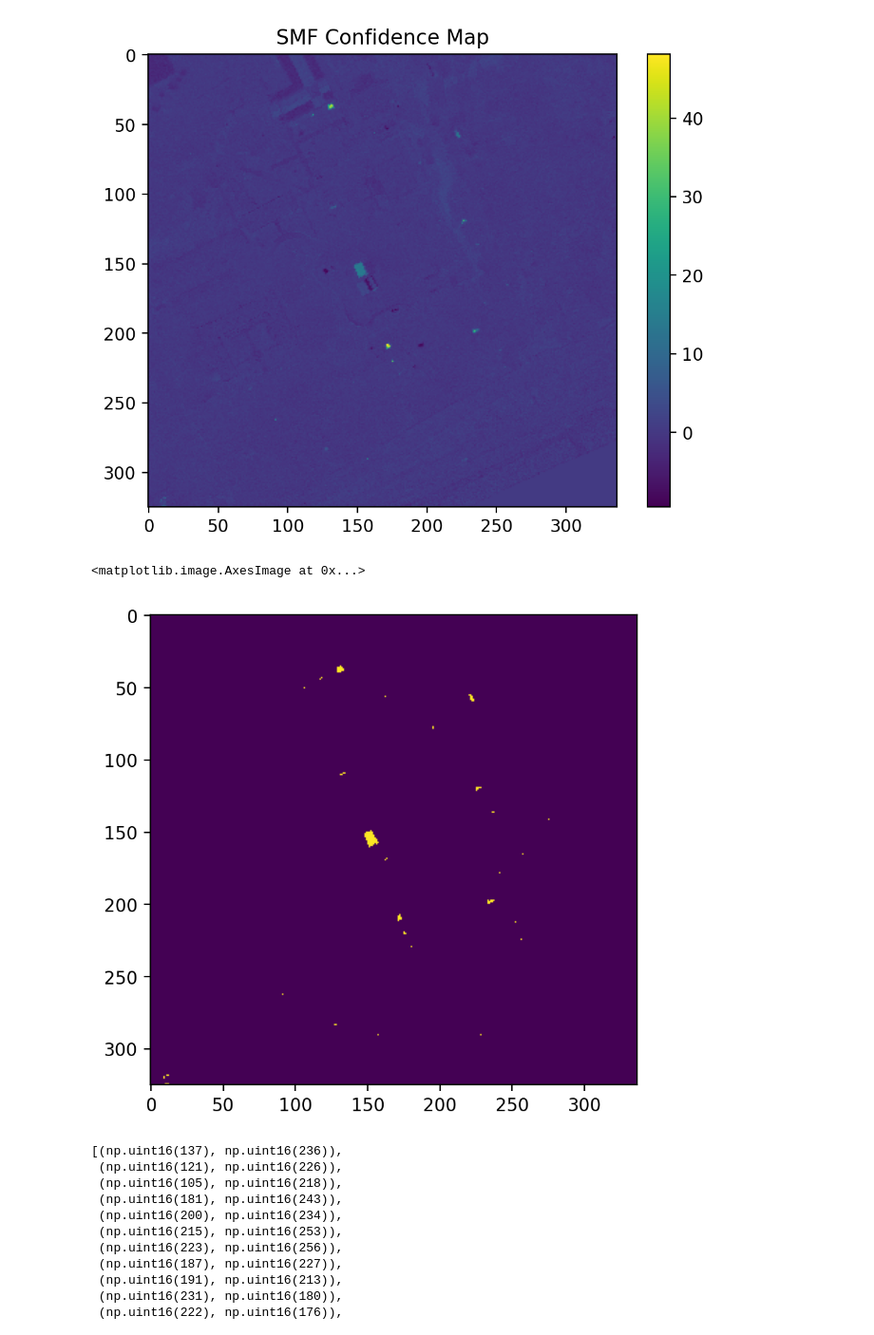
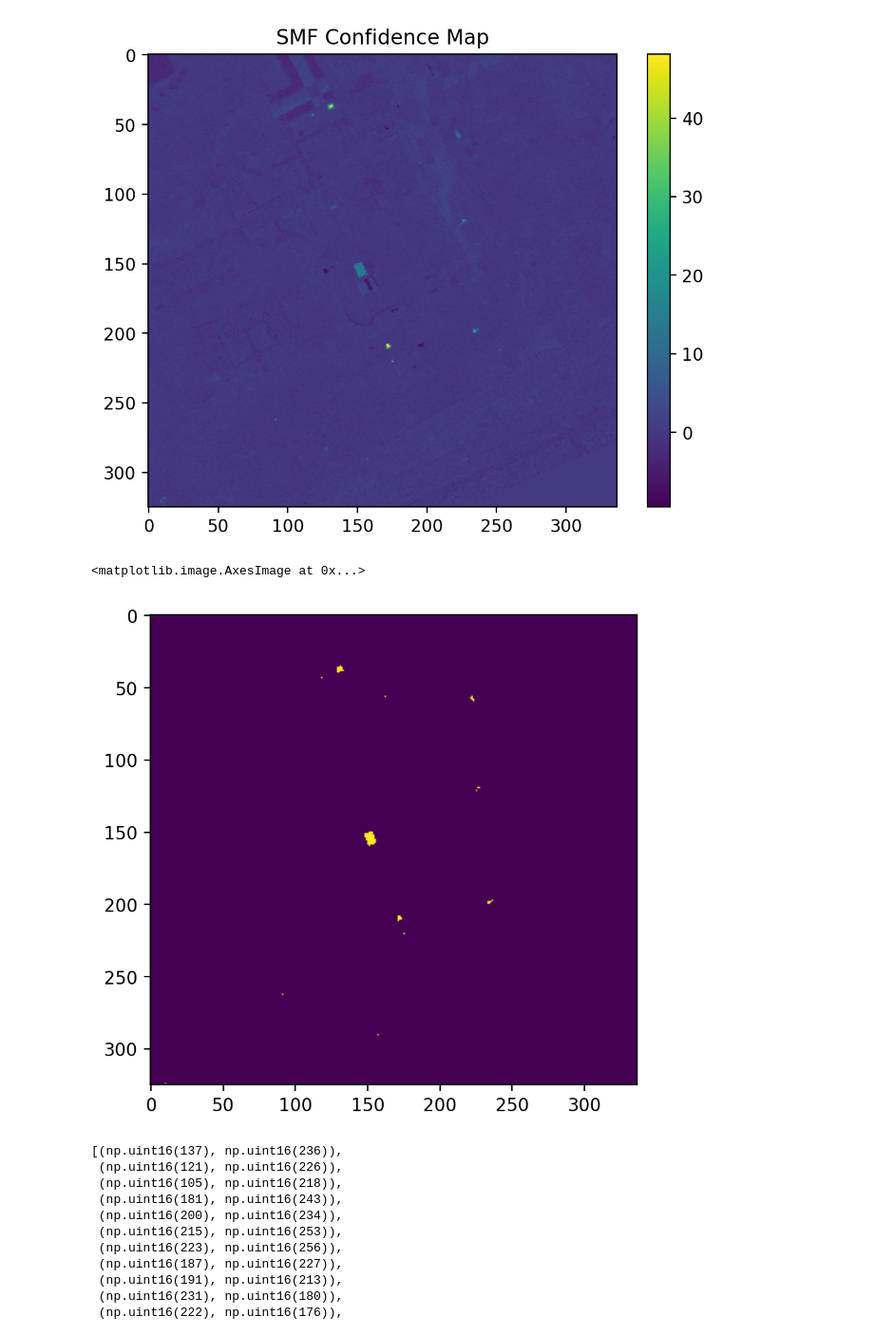
Before and after one commit to Claudio0311/Hands-on-Computer-Vision-old, a Jupyter notebook: sesiones/sesion4/Sesion4_2_TargetDetection.ipynb, the cells around one changed output. Shown at 95% size. Saved outputs shown, nothing was run; the diff lists cells and outputs as text; code cells hidden in the pictures.

```diff
--- a/sesiones/sesion4/Sesion4_2_TargetDetection.ipynb
+++ b/sesiones/sesion4/Sesion4_2_TargetDetection.ipynb
@@ -164,10 +164,10 @@ Text(0.5, 1.0, 'SMF Confidence Map')
 # %%
 # Aplicar el umbral para hacer declaraciones
 # Selecciona todos los píxeles con una confianza superior al 5
-plt.imshow(conf_smf > 5)
+plt.imshow(conf_smf > 10)
 # %% [output]
 <matplotlib.image.AxesImage at 0x...>
-[figure, old version]
+[figure, new version]
 # %%
 # NO MODIFIQUES ESTA CELDA
 
```
Also changed, not shown: parts of 1 cell of this notebook.
